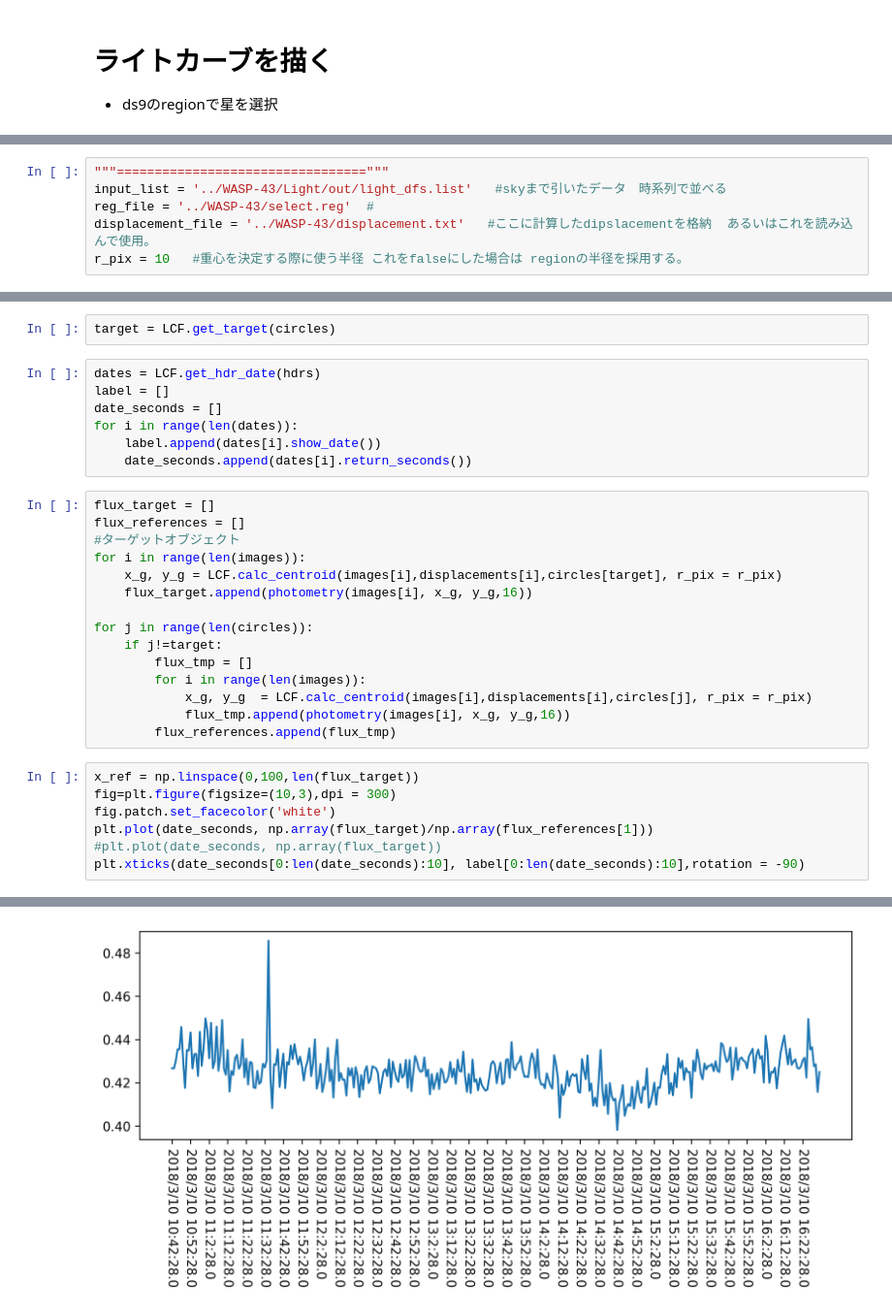
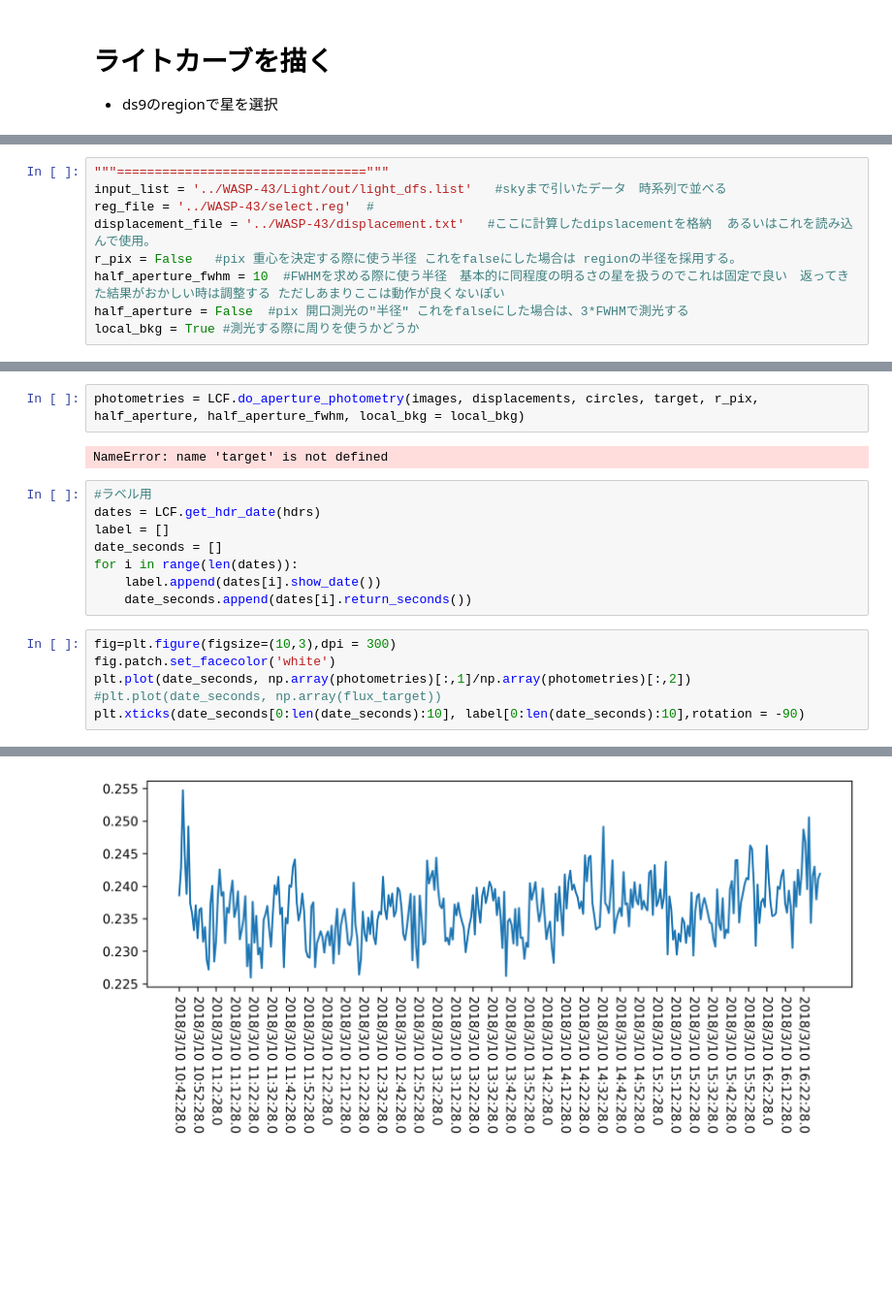
Before and after one commit to ShinInoue-galaxy/PlanetTransit_LightCurveWriter_1.0, a Jupyter notebook: LightCurve.ipynb, the cells around one changed output, grey strips where cells are left out. Shown at 97% size. Saved outputs shown, nothing was run; the diff lists cells and outputs as text; blank space fills up the shorter version.

Commit message:
20220608:update aperture photometryを追加
aperture photometryを追加した

```diff
--- a/LightCurve.ipynb
+++ b/LightCurve.ipynb
@@ -15,4 +15,7 @@ from SI_function import normal_func
 input_list = '../WASP-43/Light/out/light_dfs.list'   #skyまで引いたデータ　時系列で並べる
 reg_file = '../WASP-43/select.reg'  #
 displacement_file = '../WASP-43/displacement.txt'   #ここに計算したdipslacementを格納  あるいはこれを読み込んで使用。
-r_pix = 10   #重心を決定する際に使う半径 これをfalseにした場合は regionの半径を採用する。
+r_pix = False   #pix 重心を決定する際に使う半径 これをfalseにした場合は regionの半径を採用する。
+half_aperture_fwhm = 10  #FWHMを求める際に使う半径　基本的に同程度の明るさの星を扱うのでこれは固定で良い　返ってきた結果がおかしい時は調整する ただしあまりここは動作が良くないぽい
+half_aperture = False  #pix 開口測光の"半径" これをfalseにした場合は、3*FWHMで測光する
+local_bkg = True #測光する際に周りを使うかどうか
@@ -42,50 +40,37 @@ circles = LCF.open_reg_circle(reg_file)
-# %%
-target = LCF.get_target(circles)
 # %%
-dates = LCF.get_hdr_date(hdrs)
-label = []
-date_seconds = []
-for i in range(len(dates)):
-    label.append(dates[i].show_date())
-    date_seconds.append(dates[i].return_seconds())
+photometries = LCF.do_aperture_photometry(images, displacements, circles, target, r_pix, half_aperture, half_aperture_fwhm, local_bkg = local_bkg)
+# %% [output]
+NameError: name 'target' is not defined
-# %%
-flux_target = []
-flux_references = []
-#ターゲットオブジェクト
-for i in range(len(images)):
-    x_g, y_g = LCF.calc_centroid(images[i],displacements[i],circles[target], r_pix = r_pix)
-    flux_target.append(photometry(images[i], x_g, y_g,16))
-
-for j in range(len(circles)):
-    if j!=target:
-        flux_tmp = []
-        for i in range(len(images)):
-            x_g, y_g  = LCF.calc_centroid(images[i],displacements[i],circles[j], r_pix = r_pix)
-            flux_tmp.append(photometry(images[i], x_g, y_g,16))
-        flux_references.append(flux_tmp)
+# %%
+#ラベル用
+dates = LCF.get_hdr_date(hdrs)
+label = []
+date_seconds = []
+for i in range(len(dates)):
+    label.append(dates[i].show_date())
+    date_seconds.append(dates[i].return_seconds())
 # %%
-x_ref = np.linspace(0,100,len(flux_target))
 fig=plt.figure(figsize=(10,3),dpi = 300)
 fig.patch.set_facecolor('white')
-plt.plot(date_seconds, np.array(flux_target)/np.array(flux_references[1]))
+plt.plot(date_seconds, np.array(photometries)[:,1]/np.array(photometries)[:,2])
 #plt.plot(date_seconds, np.array(flux_target))
 plt.xticks(date_seconds[0:len(date_seconds):10], label[0:len(date_seconds):10],rotation = -90)
 # %% [output]
 ([<matplotlib.axis.XTick at 0x...>,
   <matplotlib.axis.XTick at 0x...>,
   <matplotlib.axis.XTick at 0x...>,
   <matplotlib.axis.XTick at 0x...>,
   <matplotlib.axis.XTick at 0x...>,
   <matplotlib.axis.XTick at 0x...>,
   <matplotlib.axis.XTick at 0x...>,
   <matplotlib.axis.XTick at 0x...>,
   <matplotlib.axis.XTick at 0x...>,
   <matplotlib.axis.XTick at 0x...>,
   <matplotlib.axis.XTick at 0x...>,
   <matplotlib.axis.XTick at 0x...>,
 ... (54 lines left out)
   Text(921148.0, 0, '2018/3/10 15:52:28.0'),
   Text(921748.0, 0, '2018/3/10 16:2:28.0'),
   Text(922348.0, 0, '2018/3/10 16:12:28.0'),
   Text(922948.0, 0, '2018/3/10 16:22:28.0')])
-[figure, old version]
+[figure, new version]
```
Also changed, not shown: parts of 5 cells of this notebook, 1 other file.
